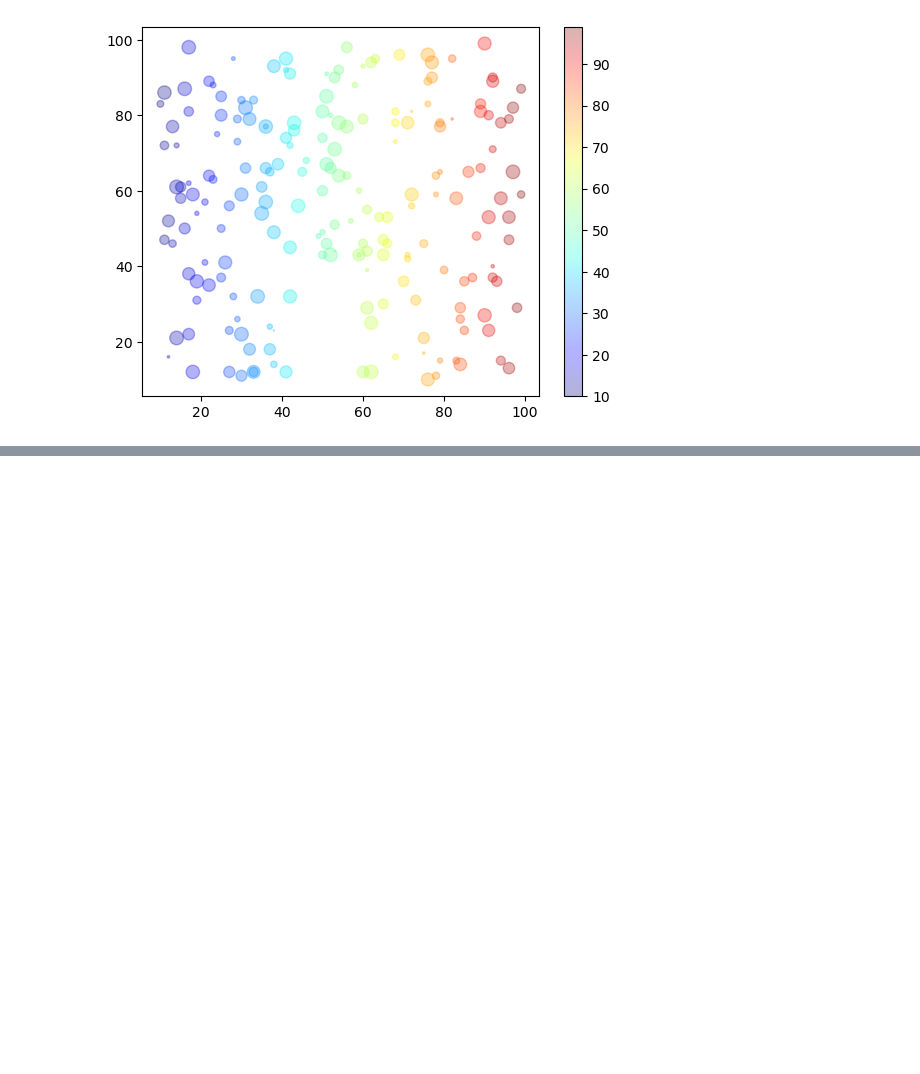
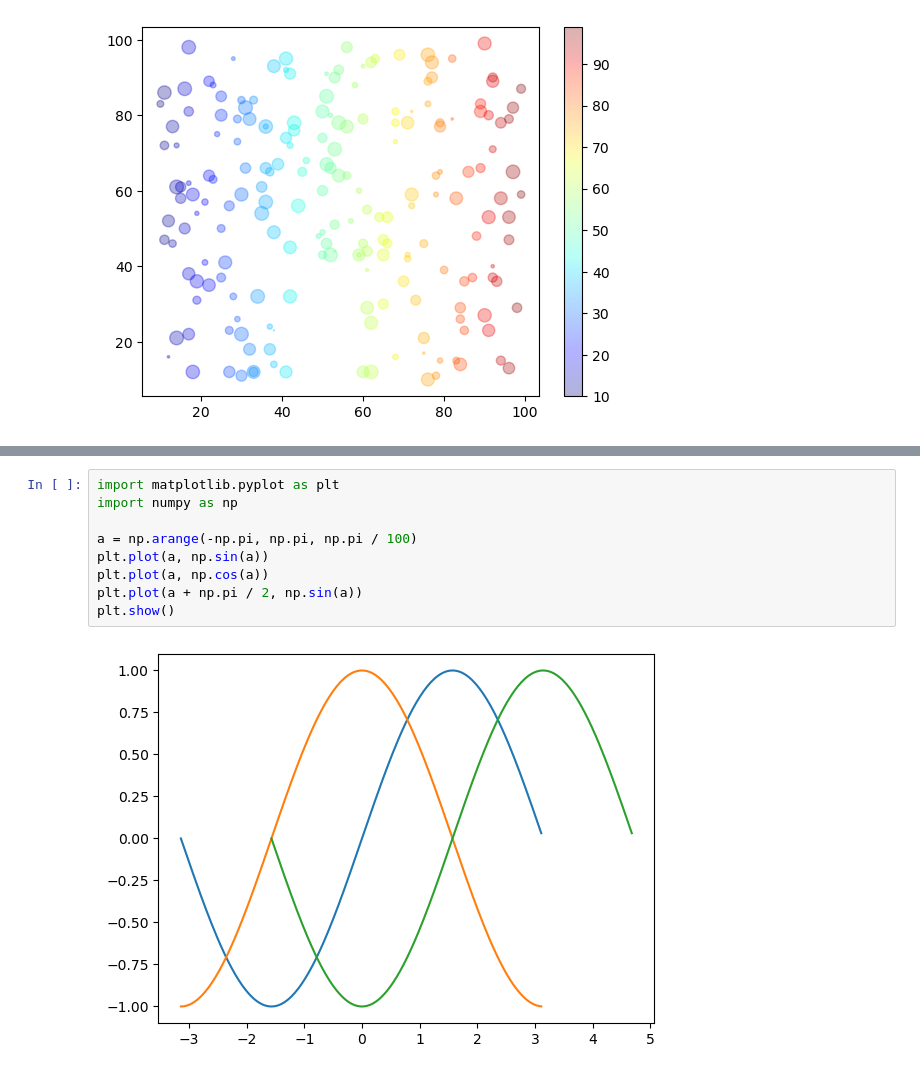
Before and after one commit to dasfef/Chungbuk_Univ_BigData, a Jupyter notebook: day03/day03_numpy.ipynb, the cells around one changed output, grey strips where cells are left out. Cells and saved outputs as stored; diff of their text form; blank space fills up the shorter version.

```diff
--- a/day03/day03_numpy.ipynb
+++ b/day03/day03_numpy.ipynb
@@ -50,0 +112,11 @@ plt.show()
+# %%
+import matplotlib.pyplot as plt
+import numpy as np
+
+a = np.arange(-np.pi, np.pi, np.pi / 100)
+plt.plot(a, np.sin(a))
+plt.plot(a, np.cos(a))
+plt.plot(a + np.pi / 2, np.sin(a))
+plt.show()
+# %% [output]
+[figure, added]
```
Also changed, not shown: parts of 6 cells of this notebook, 1 other file.
